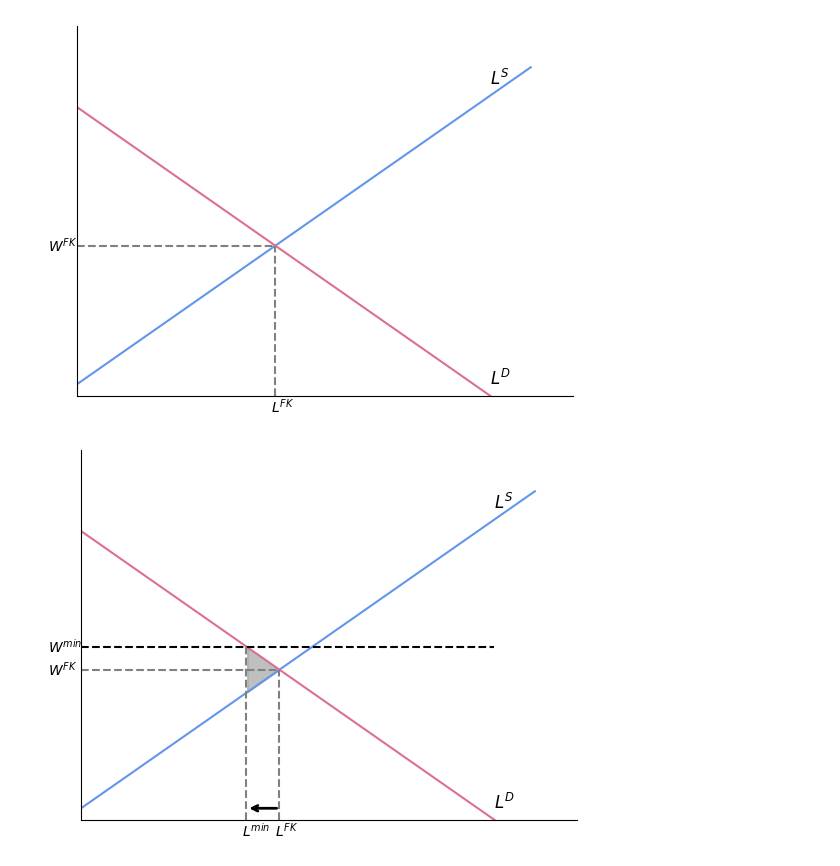
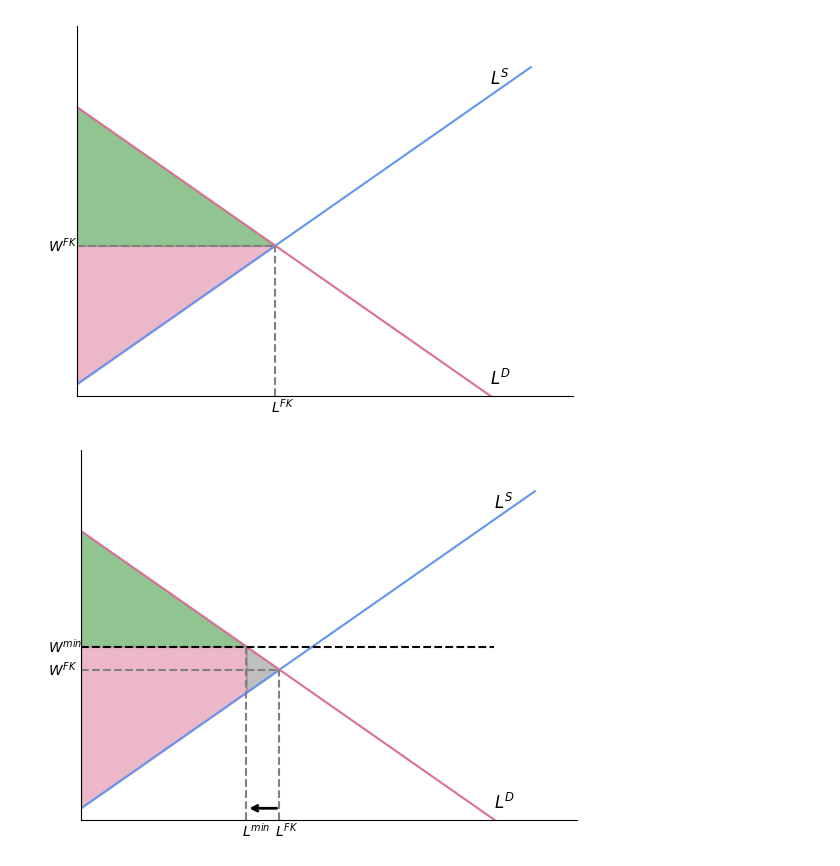
Before and after one commit to DanielFabioG/SOK-2008, a Jupyter notebook: Utfordringer/kodetil_utf_2.ipynb, the cells around one changed output. Drawn from its saved outputs; the diff is of its cells as text; code cells hidden in the pictures.

```diff
--- a/Utfordringer/kodetil_utf_2.ipynb
+++ b/Utfordringer/kodetil_utf_2.ipynb
@@ -57,34 +57,42 @@ def create_ax():
     ax.set(xlim=(0, 600))
     ax.set(ylim=(0, 320))
     ax.spines['top'].set_color('none')
     ax.spines['right'].set_color('none')
     ax.set_xticks([])
     ax.set_yticks([])
 
     return fig, ax
 
 # Starting fig
 fig, ax = create_ax()
 # Plotter tilbud
 ax.plot(x, t_b(T_num,b,x), label='Tilbud', color="cornflowerblue")
 # Plotter etterspørsel
 ax.plot(x,e_p(E_num,a,x), label='Etterspørsel', color="palevioletred")
 ax.set_xlim(0,600)
 ax.set_ylim(0,320)
 # Tegner en stiplet linje til likevekt
 ax.vlines(L_eq_num, 0, w_eq_num, linestyles='dashed', color="grey")
 ax.hlines(w_eq_num, 0, L_eq_num, linestyles='dashed', color="grey")
 # Lager L^FK som skal være rett atmed L_eq_num
 ax.annotate('$L^{FK}$', xy=(L_eq_num-5, -14), annotation_clip=False)
 # Lager w^FK
 ax.annotate('$W^{FK}$', xy=(-35, w_eq_num-5), annotation_clip=False)
 # Lager L^S
 ax.annotate('$L^S$', xy=(500, 270), size=12)
 # Lager L^D
 ax.annotate('$L^D$', xy=(500,10), size=12)
+
+x_1 = np.arange(0,L_eq_num,1)
+# Fyller inn overskudd
+ax.fill_between(x_1, w_eq_num,e_p(E_num, x_1, b), color="forestgreen", alpha=0.5)
+
+# Fyller inn overskudd igjen
+ax.fill_between(x_1, w_eq_num, t_b(T_num, a, x_1), color="palevioletred", alpha=0.5)
+
 plt.show()
 # %% [output]
-[figure, old version]
+[figure, new version]
 # %%
 # løser for minstelønn på 150 for Labour
 w_min = 150
@@ -108,8 +116,21 @@ ax.annotate('$L^{FK}$', xy=(L_eq_num-5, -14), annotation_clip=False)
 ax.annotate('$W^{FK}$', xy=(-40, w_eq_num-5), annotation_clip=False)
 # Lager L^S
 ax.annotate('$L^S$', xy=(500, 270), size=12)
-# Ikke se på denne kodelinjen
-ax.fill_between(x, e_p(250, x, 0.5), t_b(10, x, 0.5), where=(x>L_eq_num_min) & (x<L_eq_num), color="grey", alpha=0.5)
+
+# Definerer integralet for dødvektstapet
+x_2 = np.arange(0,L_eq_num_min+1,1)
+# Definerer en tredje x som brukes til å vite hvor jeg integrerer
+x_3 = np.arange(L_eq_num_min, L_eq_num+1,1).astype(float)
+
+# Fyller inn overskudd
+ax.fill_between(x_2, w_min,e_p(E_num, x_2, b), color="forestgreen", alpha=0.5)
+
+# Fyller inn overskudd igjen
+ax.fill_between(x_2, w_min, t_b(T_num, a, x_2), color="palevioletred", alpha=0.5)
+
+# Fyller inn dødvektstapet
+ax.fill_between(x_3, e_p(E_num, x_3, b), t_b(T_num, a, x_3), color="grey", alpha=0.5)
+
 # Lager L^D
 ax.annotate('$L^D$', xy=(500,10), size=12)
 # Legger til en minstelønn på 150
@@ -124,4 +145,4 @@ ax.annotate('$L^{min}$', xy=(L_eq_num_min-5,-14), annotation_clip=False)
 ax.annotate("", (L_eq_num_min,10), (L_eq_num, 10), arrowprops={"arrowstyle":"->", "color":"black", "lw":2})
 plt.show()
 # %% [output]
-[figure, old version]
+[figure, new version]
```
Also changed, not shown: parts of 4 cells of this notebook, 2 other files.
